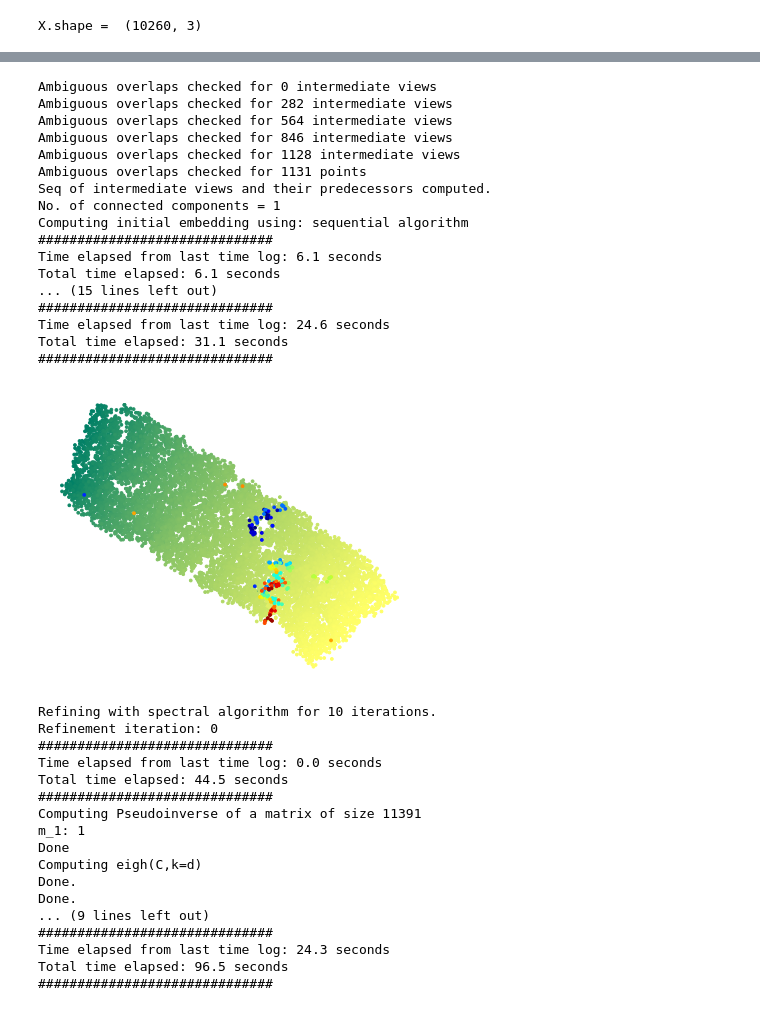
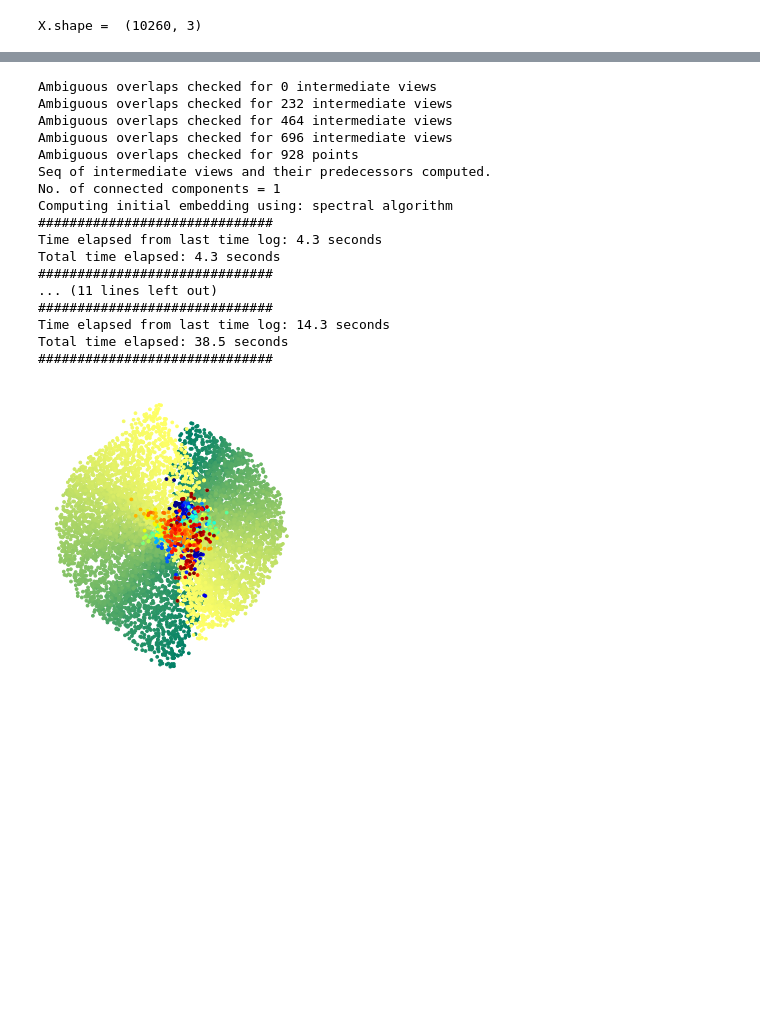
Before and after one commit to chiggum/pyLDLE2, a Jupyter notebook: nbks/swiss roll with increasing gaussian noise.ipynb, the cells around one changed output, grey strips where cells are left out. Saved outputs shown, nothing was run; the diff lists cells and outputs as text; code cells hidden in the pictures; blank space fills up the shorter version.

```diff
--- a/nbks/swiss roll with increasing gaussian noise.ipynb
+++ b/nbks/swiss roll with increasing gaussian noise.ipynb
@@ -17,7 +17,7 @@ datasets = reload(datasets)
 matplotlib.get_backend() =  module://matplotlib_inline.backend_inline
 matplotlib.get_backend() =  module://matplotlib_inline.backend_inline
 # %%
-noise = 0.015
+noise = 0.01
 # %%
 save_dir_root = '../data/pyLDLE2/noisyswissroll_'+str(noise)+'/'
 # %%
@@ -29,8 +29,8 @@ X.shape =  (10260, 3)
 # %%
-ldle = ldle_.LDLE(local_opts={'algo':'LTSA', 'gl_type':'unnorm'},
+ldle = ldle_.LDLE(local_opts={'algo':'LTSA'},
                   vis_opts={'c': labelsMat[:,0]},
                   intermed_opts={'eta_min':5},
-                  print_logs=True, debug=True)
+                  print_logs=True, debug=False)
 # %%
 ldle.fit(X=X)
 # %% [output]
@@ -69,21 +69,15 @@ ldle.vis.distortion(X, ldle.IntermedViews.intermed_param.zeta[ldle.IntermedViews
 # %%
-import util_
 import global_reg_
-util_ = reload(util_)
 global_reg_ = reload(global_reg_)
 import global_views_
 global_views_ = reload(global_views_)
 import copy
 
-def stitch(init_algo, final_algo, max_internal_iter=10, noise=0):
-    ldle.global_opts['to_tear'] = True
-    ldle.global_opts['init_algo']['align_w_parent_only'] = True
+def stitch(init_algo, final_algo, max_internal_iter=10, to_tear=True, noise=0):
+    ldle.global_opts['to_tear'] = to_tear
     ldle.global_opts['init_algo']['name'] = init_algo
     ldle.global_opts['refine_algo']['name'] = final_algo
     ldle.global_opts['refine_algo']['max_internal_iter'] = max_internal_iter
-    ldle.global_opts['refine_algo']['alpha'] = 0.3
-    ldle.global_opts['nu'] = 3
-    ldle.global_opts['vis_before_init'] = False
     ldle.global_opts['compute_error'] = True
     GlobalViews = global_views_.GlobalViews(ldle.exit_at, True, ldle.debug)
     intermed_param = copy.deepcopy(ldle.IntermedViews.intermed_param)
@@ -272,38 +333,21 @@ Total time elapsed: 250.0 seconds
 # %%
-GV_spectral = stitch('sequential', 'spectral')
+GV_spectral = stitch('spectral', '', 10)
 # %% [output]
 Ambiguous overlaps checked for 0 intermediate views
-Ambiguous overlaps checked for 282 intermediate views
-Ambiguous overlaps checked for 564 intermediate views
-Ambiguous overlaps checked for 846 intermediate views
-Ambiguous overlaps checked for 1128 intermediate views
-Ambiguous overlaps checked for 1131 points
+Ambiguous overlaps checked for 232 intermediate views
+Ambiguous overlaps checked for 464 intermediate views
+Ambiguous overlaps checked for 696 intermediate views
+Ambiguous overlaps checked for 928 points
 Seq of intermediate views and their predecessors computed.
 No. of connected components = 1
-Computing initial embedding using: sequential algorithm
+Computing initial embedding using: spectral algorithm
 ##############################
-Time elapsed from last time log: 6.1 seconds
-Total time elapsed: 6.1 seconds
-... (15 lines left out)
+Time elapsed from last time log: 4.3 seconds
+Total time elapsed: 4.3 seconds
 ##############################
-Time elapsed from last time log: 24.6 seconds
-Total time elapsed: 31.1 seconds
+... (11 lines left out)
 ##############################
+Time elapsed from last time log: 14.3 seconds
+Total time elapsed: 38.5 seconds
+##############################
-[figure, old version]
+[figure, new version]
-Refining with spectral algorithm for 10 iterations.
-Refinement iteration: 0
-##############################
-Time elapsed from last time log: 0.0 seconds
-Total time elapsed: 44.5 seconds
-##############################
-Computing Pseudoinverse of a matrix of size 11391
-m_1: 1
-Done
-Computing eigh(C,k=d)
-Done.
-Done.
-... (9 lines left out)
-##############################
-Time elapsed from last time log: 24.3 seconds
-Total time elapsed: 96.5 seconds
-##############################
```
Also changed, not shown: parts of 17 cells of this notebook, 6 other files.
